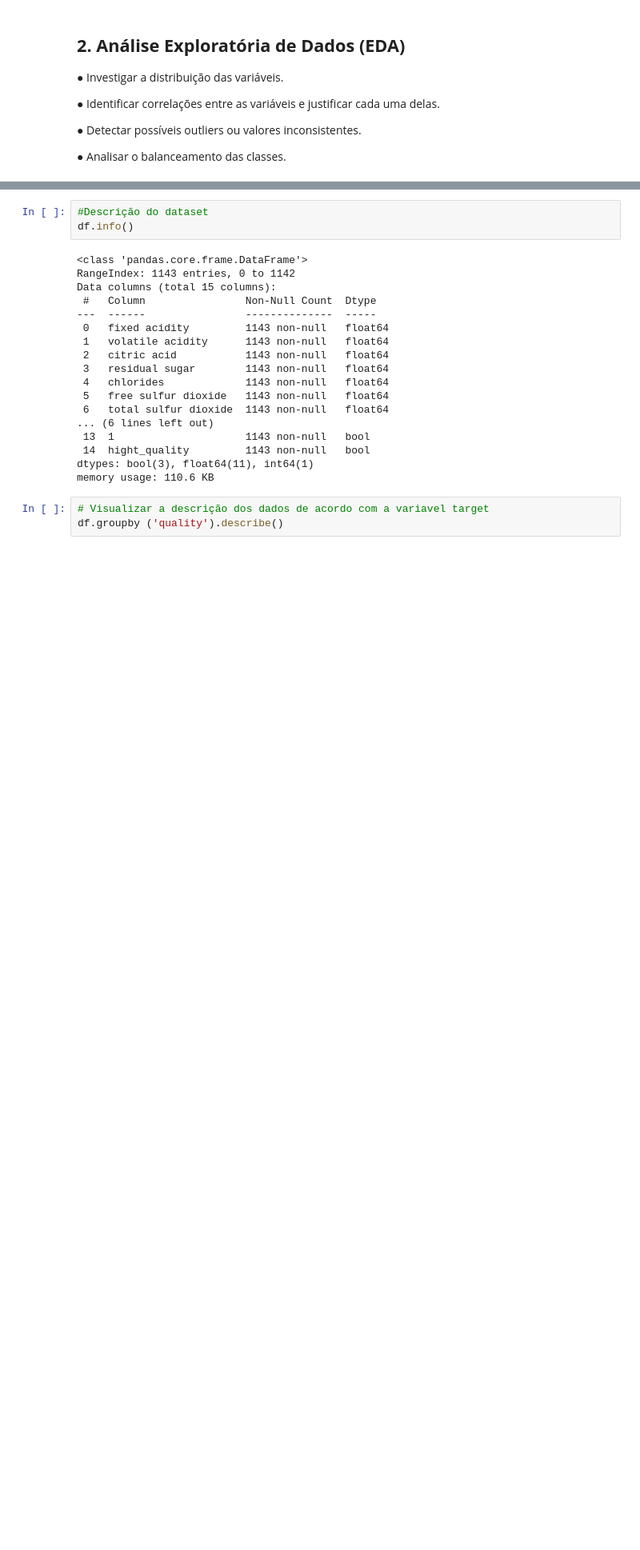
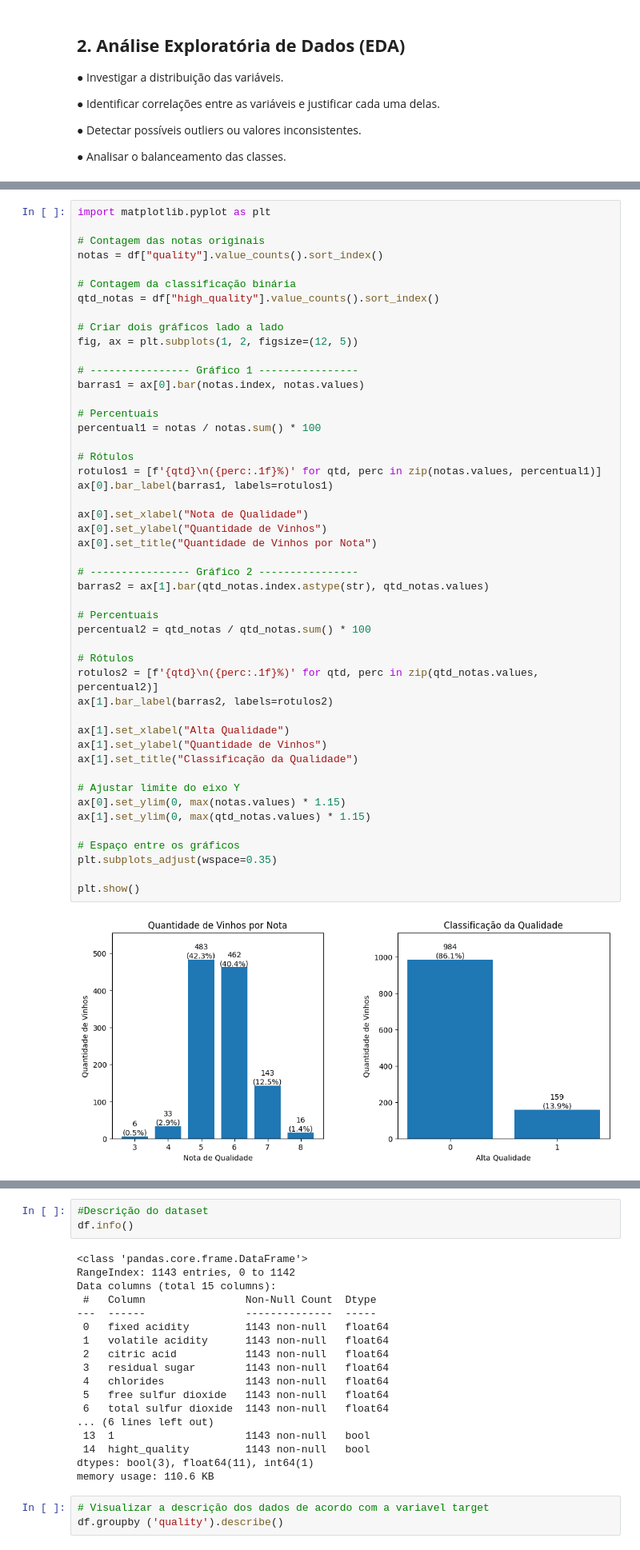
Before and after one commit to camilaalmeiida/wine-quality-classification, a Jupyter notebook: notebooks/wine_quality_analysis.ipynb, the cells around one changed output, grey strips where cells are left out. Shown at 80% size. Drawn from its saved outputs; the diff is of its cells as text; blank space fills up the shorter version.

```diff
--- a/notebooks/wine_quality_analysis.ipynb
+++ b/notebooks/wine_quality_analysis.ipynb
@@ -219,0 +203,50 @@ plt.show()
+# %%
+import matplotlib.pyplot as plt
+
+# Contagem das notas originais
+notas = df["quality"].value_counts().sort_index()
+
+# Contagem da classificação binária
+qtd_notas = df["high_quality"].value_counts().sort_index()
+
+# Criar dois gráficos lado a lado
+fig, ax = plt.subplots(1, 2, figsize=(12, 5))
+
+# ---------------- Gráfico 1 ----------------
+barras1 = ax[0].bar(notas.index, notas.values)
+
+# Percentuais
+percentual1 = notas / notas.sum() * 100
+
+# Rótulos
+rotulos1 = [f'{qtd}\n({perc:.1f}%)' for qtd, perc in zip(notas.values, percentual1)]
+ax[0].bar_label(barras1, labels=rotulos1)
+
+ax[0].set_xlabel("Nota de Qualidade")
+ax[0].set_ylabel("Quantidade de Vinhos")
+ax[0].set_title("Quantidade de Vinhos por Nota")
+
+# ---------------- Gráfico 2 ----------------
+barras2 = ax[1].bar(qtd_notas.index.astype(str), qtd_notas.values)
+
+# Percentuais
+percentual2 = qtd_notas / qtd_notas.sum() * 100
+
+# Rótulos
+rotulos2 = [f'{qtd}\n({perc:.1f}%)' for qtd, perc in zip(qtd_notas.values, percentual2)]
+ax[1].bar_label(barras2, labels=rotulos2)
+
+ax[1].set_xlabel("Alta Qualidade")
+ax[1].set_ylabel("Quantidade de Vinhos")
+ax[1].set_title("Classificação da Qualidade")
+
+# Ajustar limite do eixo Y
+ax[0].set_ylim(0, max(notas.values) * 1.15)
+ax[1].set_ylim(0, max(qtd_notas.values) * 1.15)
+
+# Espaço entre os gráficos
+plt.subplots_adjust(wspace=0.35)
+
+plt.show()
+# %% [output]
+[figure, added]
```
Also changed, not shown: parts of 6 cells of this notebook.
